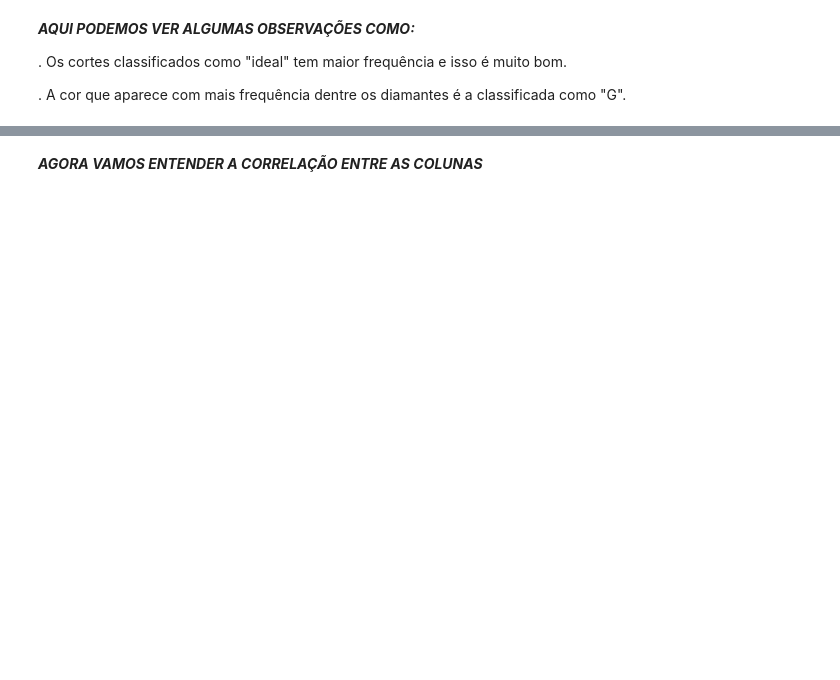
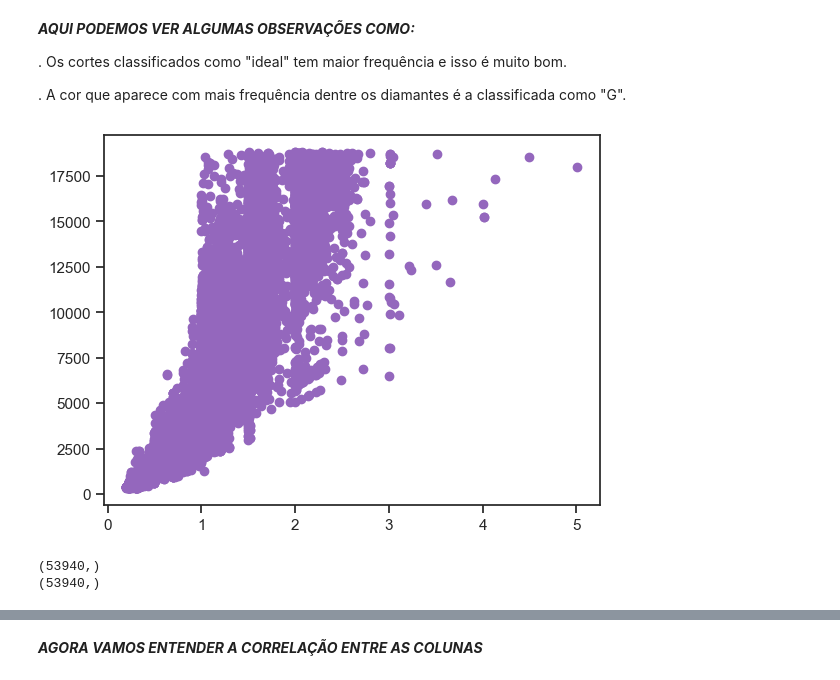
Before and after one commit to uSilas/AVANTI_PROJECT, a Jupyter notebook: notebooks/01-exploratory_data_analysis.ipynb, the cells around one changed output, grey strips where cells are left out. Drawn from its saved outputs; the diff is of its cells as text; code cells hidden in the pictures; blank space fills up the shorter version.

```diff
--- a/notebooks/01-exploratory_data_analysis.ipynb
+++ b/notebooks/01-exploratory_data_analysis.ipynb
@@ -116,3 +118,14 @@ df.describe(include='all')
 . Os cortes classificados como "ideal" tem maior frequência e isso é muito bom.
 
 . A cor que aparece com mais frequência dentre os diamantes é a classificada como "G".
+# %%
+
+plt.scatter(df['carat'],df['price'])
+plt.show()
+
+print(df['carat'].shape)
+print(df['price'].shape)
+# %% [output]
+[figure, added]
+(53940,)
+(53940,)
```
Also changed, not shown: parts of 8 cells of this notebook.
